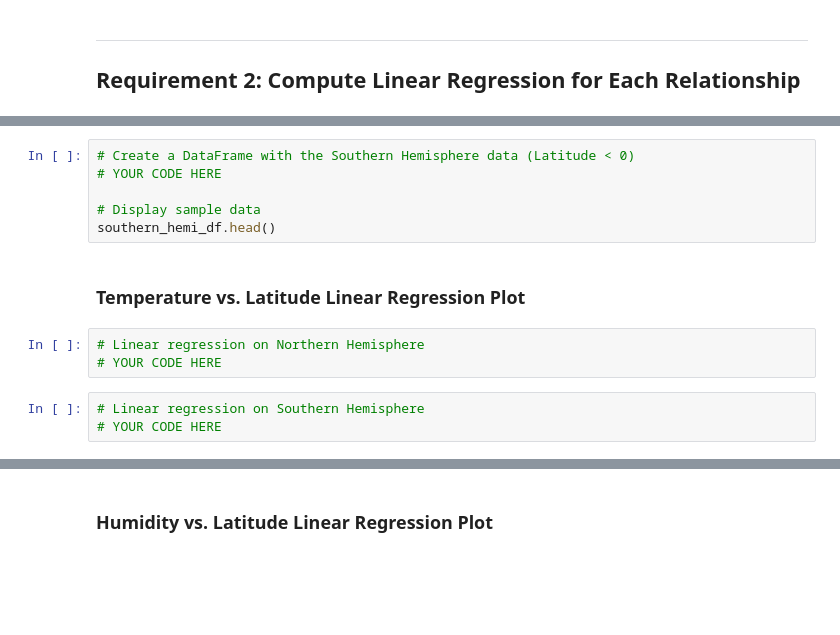
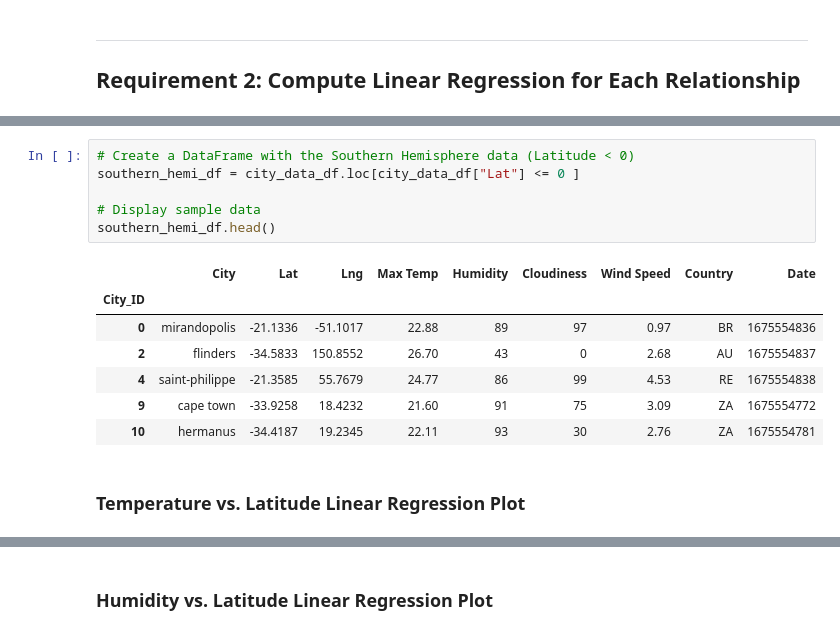
Before and after one commit to ShoaibFarooqui/python-api-challenge, a Jupyter notebook: Weather-API-Demo/starter_code/WeatherPy.ipynb, the cells around one changed output, grey strips where cells are left out. Drawn from its saved outputs; the diff is of its cells as text; blank space fills up the shorter version.

```diff
--- a/Weather-API-Demo/starter_code/WeatherPy.ipynb
+++ b/Weather-API-Demo/starter_code/WeatherPy.ipynb
@@ -294,14 +288,16 @@ northern_hemi_df.head()
 # %%
 # Create a DataFrame with the Southern Hemisphere data (Latitude < 0)
-# YOUR CODE HERE
+southern_hemi_df = city_data_df.loc[city_data_df["Lat"] <= 0 ]
 
 # Display sample data
 southern_hemi_df.head()
+# %% [output]
+|  | City | Lat | Lng | Max Temp | Humidity | Cloudiness | Wind Speed | Country | Date |
+| City_ID |  |  |  |  |  |  |  |  |  |
+| 0 | mirandopolis | -21.1336 | -51.1017 | 22.88 | 89 | 97 | 0.97 | BR | 1675554836 |
+| 2 | flinders | -34.5833 | 150.8552 | 26.70 | 43 | 0 | 2.68 | AU | 1675554837 |
+| 4 | saint-philippe | -21.3585 | 55.7679 | 24.77 | 86 | 99 | 4.53 | RE | 1675554838 |
+| 9 | cape town | -33.9258 | 18.4232 | 21.60 | 91 | 75 | 3.09 | ZA | 1675554772 |
+| 10 | hermanus | -34.4187 | 19.2345 | 22.11 | 93 | 30 | 2.76 | ZA | 1675554781 |
 # %% [markdown]
 ###  Temperature vs. Latitude Linear Regression Plot
-# %%
-# Linear regression on Northern Hemisphere
-# YOUR CODE HERE
-# %%
-# Linear regression on Southern Hemisphere
-# YOUR CODE HERE
```
Also changed, not shown: parts of 16 cells of this notebook, 5 other files.
